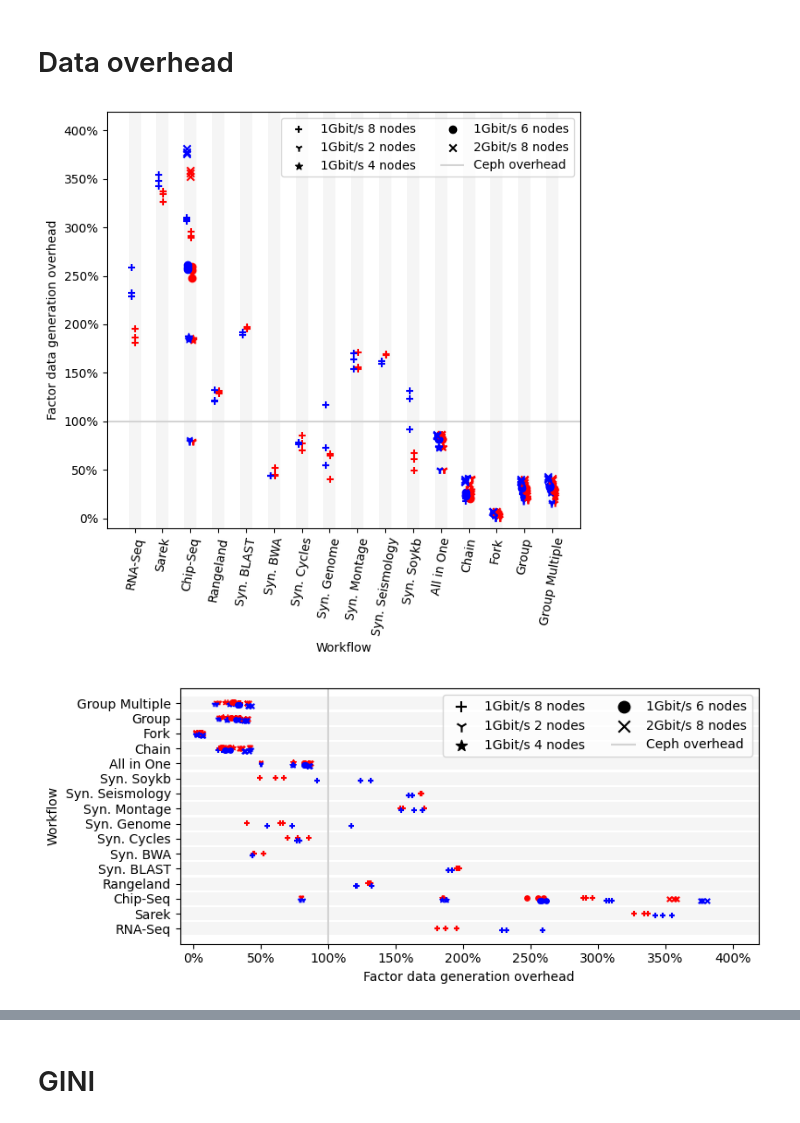
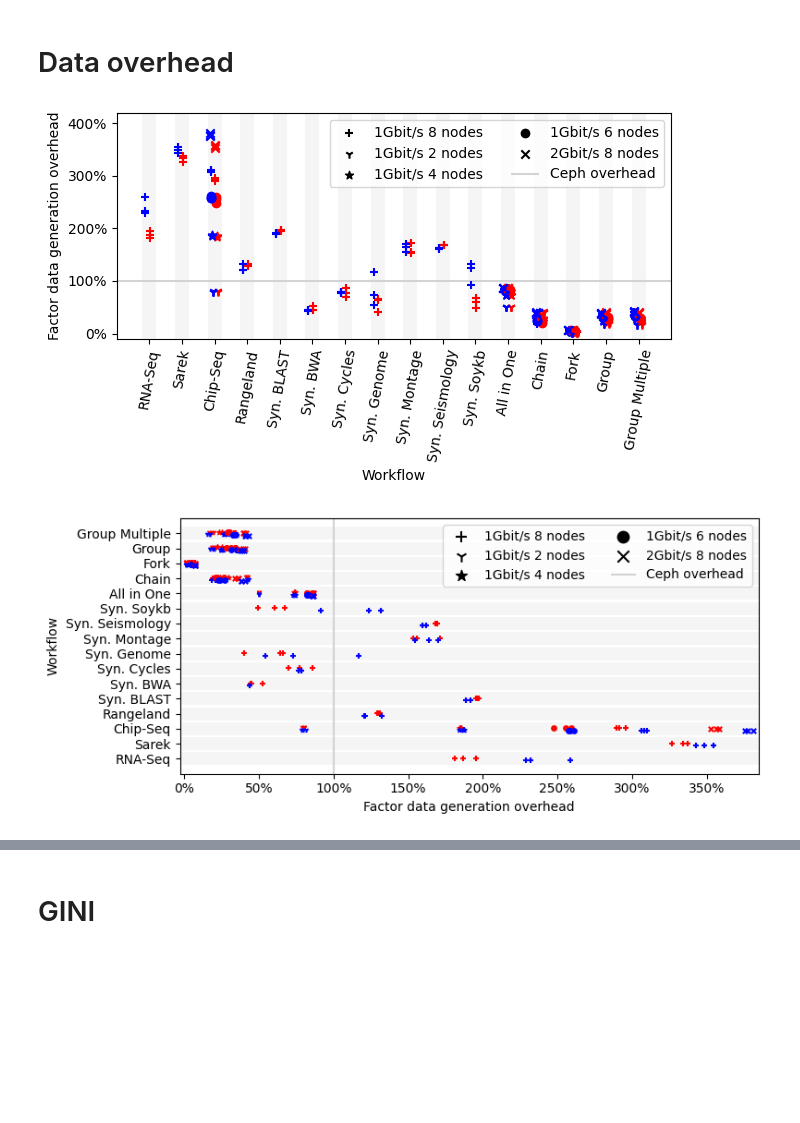
Before and after one commit to WOW-WorkflowScheduler/ResultsAndEvaluation, a Jupyter notebook: evaluation.ipynb, the cells around one changed output, grey strips where cells are left out. Drawn from its saved outputs; the diff is of its cells as text; code cells hidden in the pictures; blank space fills up the shorter version.

```diff
--- a/evaluation.ipynb
+++ b/evaluation.ipynb
@@ -467,25 +480,27 @@ table = []
 
 columns = [
     (1.2, "Workflow"),
-    (0.8, "Inputs in GB"),
-    (0.7, "Gene-rated GB"),
+    (0.67, "Inputs in GB"),
+    (1.05, "Generated GB"),
     (0.4, "Fac-tor"),
-    (0.6, "Ab-stract tasks"),
-    (0.6, "Phy-sical tasks")
+    (0.85, "Abstract tasks"),
+    (0.8, "Physical tasks")
 ]
 
 table.append("\\begin{table}")
 table.append("\\centering")
-table.append("\\begin{tabular}{l|r|r|r|r|r}")
+table.append("\\caption{Evaluation workflows, including real-world workflows, synthetic workflows, and workflow patterns.}")
+table.append("\\footnotesize")
+table.append("\\begin{tabular}{c|l|r|r|r|r|r}")
 
 headerString = ""
 for column in columns:
-    s = "\\multicolumn{1}{p{" + str(column[0]) + "cm}|}{\\parbox[c][4em]{\\hsize}{\\centering " + column[1] + "}} & "
-    if ( column[1] == "Phy-sical tasks" ):
+    s = "\\multicolumn{1}{p{" + str(column[0]) + "cm}|}{\\parbox[c][2.5em]{\\hsize}{\\centering " + column[1] + "}} & "
+    if ( column[1] == columns[-1][1] ):
         s = s.replace( "cm}|}{\\parbox", "cm}}{\\parbox" )
     headerString += s
 
-table.append(headerString[:-2] + "\\\\")
+table.append("& " + headerString[:-2] + "\\\\")
 table.append("\\hline")
 
 row = []
@@ -516,6 +531,7 @@ for workflow in workflowNames:
     inputs = inputDataInKBByWorkflow[workflow] / 1024 / 1024
 
     currentRow = [
+        multirow[workflow] if workflow in multirow else "",
         workflowNames[workflow],
         inputs,
         generated,
@@ -531,7 +547,6 @@ table.append( createTableBody( row, range(len(row[0])) ) )
 tableToCSV( row, [x[1].replace("-","") for x in columns], "evaluation" + os.sep + "workflowInputs.csv" )
 
 table.append("\\end{tabular}")
-table.append("\\caption{Evaluation Workflows}")
 table.append("\\label{tab:workflow_input}")
 table.append("\\end{table}")
 
@@ -1021,9 +1040,10 @@ diffUsedChange2Gbit
 # %%
 print( "Runtime depending on the " )
 
+small = False
 
 # Set the default figure size globally
-mpl.rcParams['figure.figsize'] = (6.4, 5.5)
+mpl.rcParams['figure.figsize'] = (6.4, 4.0) if small else (6.4, 5.5)
 mpl.rcParams['font.size'] = 16
 
 def plotData( results, title, color, ax, linestyle = '-', marker = 'x' ):
@@ -1139,7 +1159,7 @@ def printScalabilityAndEfficiencyTogether():
                 ax2.set_ylabel('Efficiency', color="green")
             ax2.plot(keysLA, np.array(effLA) * 100, label="WOW efficiency", color="#ff4040", linestyle=(0, (1, 6)), linewidth=1, marker='1')
             ax2.plot(keysCeph, np.array(effCeph) * 100, label="CWS efficiency", color="#4040ff", linestyle=(0, (3, 6, 1, 6)), linewidth=1, marker='2')
-            ax2.plot(keysLA, np.ones(len(keysLA)) * 100, label="Ideal efficiency", color="green", linestyle='--', linewidth=1)
+            ax2.plot(keysLA, np.ones(len(keysLA)) * 100, label="Ideal efficiency", color="green", linestyle='-', linewidth=1)
             ax2.tick_params(axis='y', labelcolor="green")
             ax2.set_ylim(-1, 105)
 
@@ -1169,7 +1189,7 @@ def printScalabilityAndEfficiencyTogether():
             plt.xticks(range(1, 9))
 
             fig.tight_layout()
-            name = plotsFolder + "makespan_efficiency_" + workflow + "_" + filesystem
+            name = plotsFolder + "makespan_efficiency_" + workflow + "_" + filesystem + ("" if small else "_large")
             ax2.get_legend().remove()
             plt.savefig( name + ".pdf", bbox_inches='tight')
             plt.rcParams['font.size'] = original_fontsize
@@ -1187,7 +1207,14 @@ def printScalabilityAndEfficiencyTogether():
                 # Save only the legend
                 fig_legend, ax_legend = plt.subplots()
                 ax_legend.axis('off')  # Turn off the axis in the legend figure
-                legend = ax_legend.legend(handles=legend.legendHandles, labels=[text.get_text() for text in legend.get_texts()], ncol=3)
+                print(legend.legendHandles)
+                print([x for x in legend.get_texts()])
+                order = [ 3,4,5,6,0,1,2]
+                handles = [legend.legendHandles[i] for i in order]
+                labelText = [x.get_text() for x in legend.get_texts()]
+                labelText = [ labelText[i] for i in order ]
+                labelText.insert(2, None)
+                legend = ax_legend.legend(handles=handles, labels=labelText, ncol=3)
 
                 for text in legend.get_texts():
                     if text.get_text().endswith(" efficiency"):
@@ -1198,6 +1225,7 @@ def printScalabilityAndEfficiencyTogether():
                 generatedLegend = True
 
             plt.show()
+            return
 
 printScalabilityAndEfficiencyTogether()
 
@@ -1282,7 +1301,7 @@ sharedData = {}
 
 maxValue = 0
 
-mpl.rcParams['figure.figsize'] = (6.4, 6.5)
+mpl.rcParams['figure.figsize'] = (6.4, 4)
 
 for r in resultsRAW:
     if r["nodes"] == 1:
@@ -1325,37 +1344,35 @@ plt.xlim(-1, len(workflowNamesIndex))
 plt.ylim(-10, maxValue * 1.1)
 #plt.legend(loc='upper center', bbox_to_anchor=(0.5, -0.13), ncol=3)
 
 ax = plt.gca()
 legend_main = ax.legend(loc='upper right')
 
 # Filter out duplicates directly in the legend
 handles, labels = [], []
 unique_labels = set()
 
 for handle, label in zip(legend_main.legendHandles, legend_main.get_texts()):
     if label.get_text() not in unique_labels:
         if label.get_text() != "Ceph overhead":
             handle.set_color('black')
         handles.append(handle)
         labels.append(label.get_text())
         unique_labels.add(label.get_text())
 
 
-
-ax.set_yticklabels(['{:.0f}%'.format(x) for x in ax.get_yticks()])
-
 for i in workflowNamesIndex:
     plt.vlines(i, -1000, 1000, colors='#f5f5f5', linestyles='solid', linewidth=10, zorder=0 )
 
 # Update the legend in the main plot
 legend_main.remove()
 ax.legend(handles=handles, labels=labels, loc='upper right', ncol=2)
 plt.tight_layout()
+ax.set_yticklabels(['{:.0f}%'.format(x) for x in ax.get_yticks()])
 plt.savefig( plotsFolder + "data_generation_overhead.pdf", bbox_inches='tight')
 plt.show()
 mpl.rcParams['figure.figsize'] = (6.4, 4.8)
 # %% [output]
-[figure, old version]
+[figure, new version]
 # %%
 # figure with x-y switch
 plt.figure(figsize=(8, 3.5))
@@ -1405,7 +1422,7 @@ plt.ylabel('Workflow')
 plt.xlabel('Factor data generation overhead')
 #plt.xticks(rotation=80)
 plt.ylim(-1, len(workflowNamesIndex))
-plt.xlim(-10, maxValue * 1.1)
+plt.xlim(-3, maxValue * 1.01)
 #plt.legend(loc='upper center', bbox_to_anchor=(0.5, -0.13), ncol=3)
 
 ax = plt.gca()
@@ -1438,7 +1455,7 @@ plt.tight_layout()
 plt.savefig( plotsFolder + "data_generation_overhead_inverted.pdf", bbox_inches='tight')
 plt.show()
 # %% [output]
-[figure, old version]
+[figure, new version]
 # %%
 avgClusterSpeedDf = pd.DataFrame(avgClusterSpeed)
 # %%
```
Also changed, not shown: parts of 6 cells of this notebook, 58 other files.
